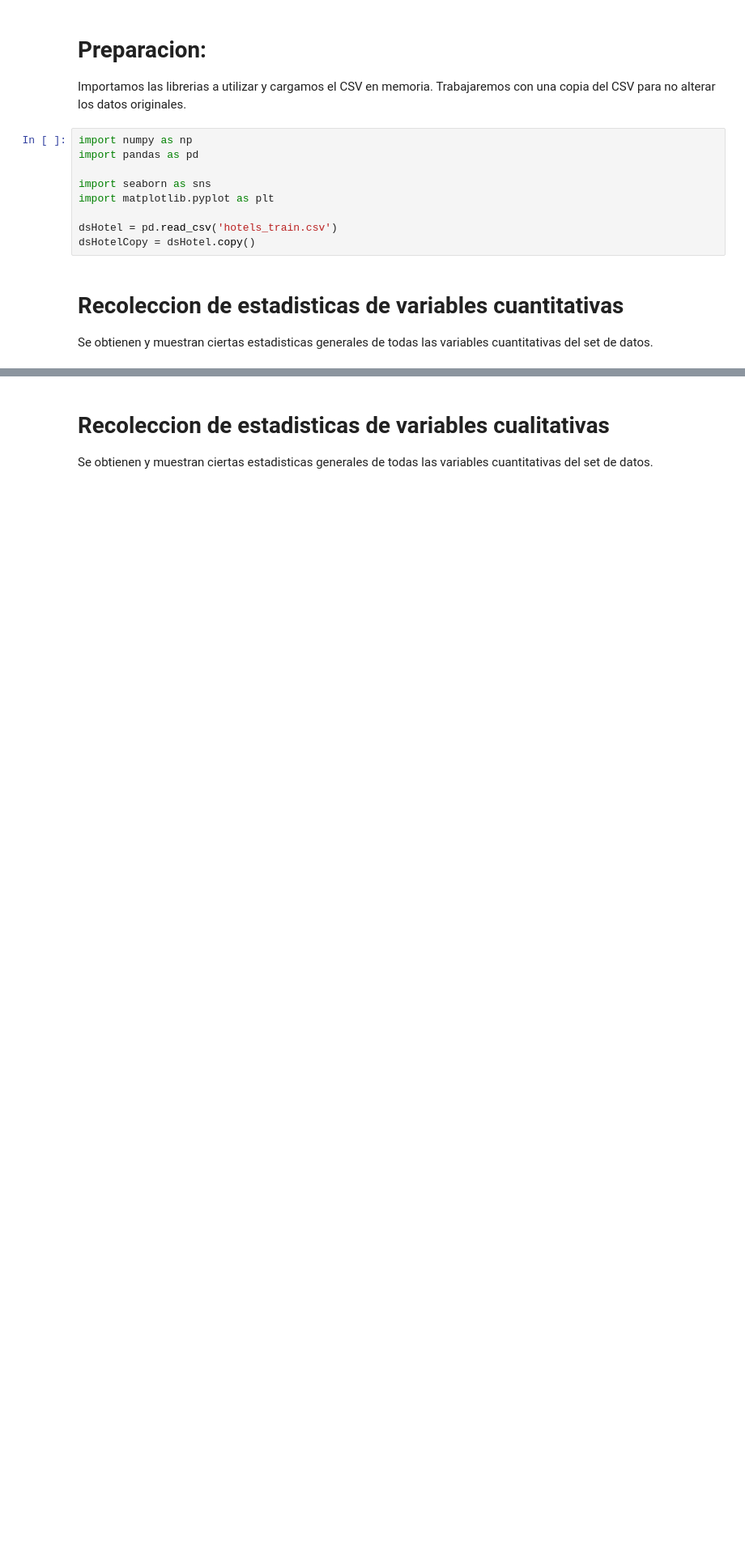
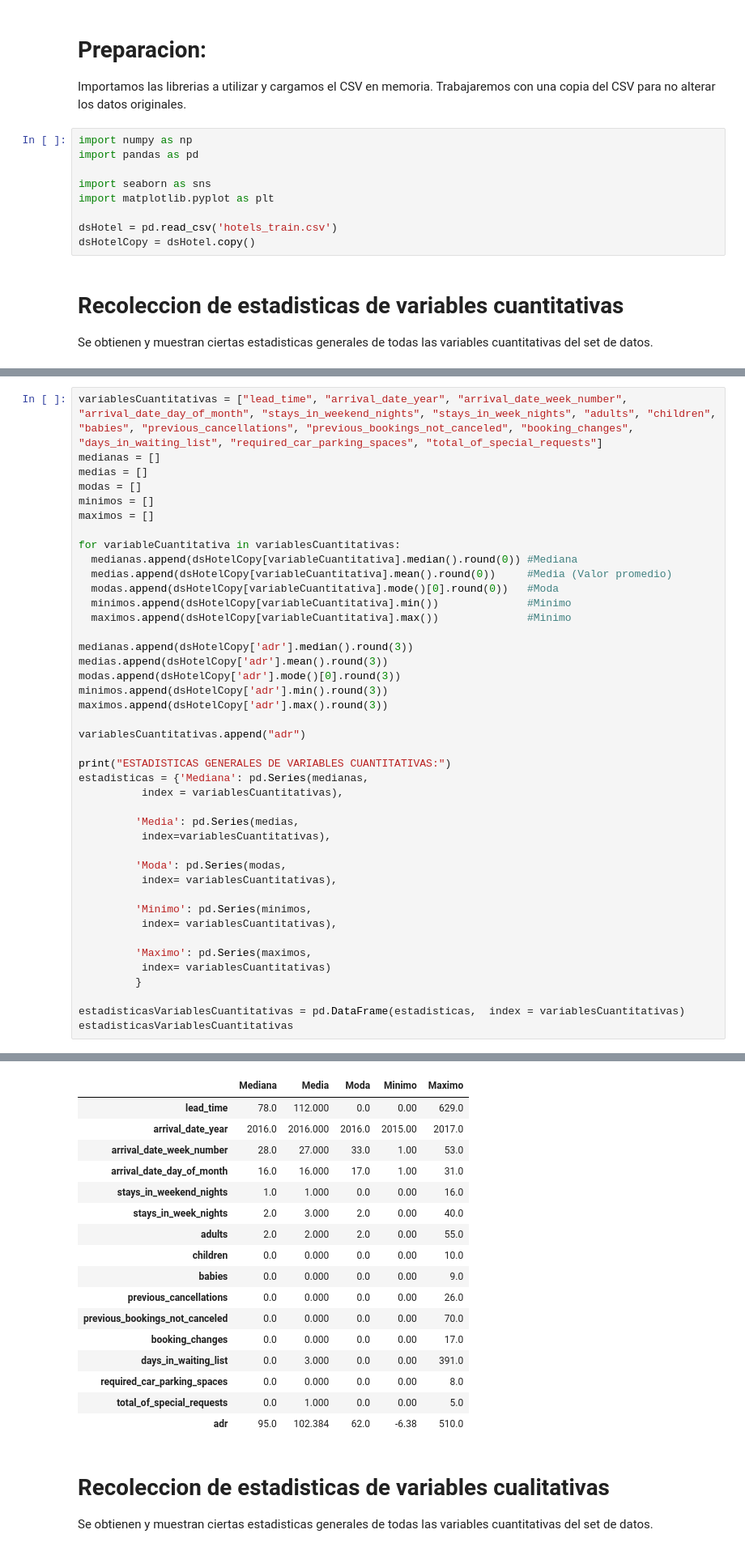
Before and after one commit to gmenendez0/7506R-2C2023-GRUPO07, a Jupyter notebook: 7506R_TP1_GRUPO07_CHP1_ENTREGA.ipynb, the cells around one changed output, grey strips where cells are left out. Shown at 81% size. Cells and saved outputs as stored; diff of their text form; blank space fills up the shorter version.

```diff
--- a/7506R_TP1_GRUPO07_CHP1_ENTREGA.ipynb
+++ b/7506R_TP1_GRUPO07_CHP1_ENTREGA.ipynb
@@ -190,0 +50,43 @@ ESTADISTICAS GENERALES DE VARIABLES CUANTITATIVAS:
+# %%
+variablesCuantitativas = ["lead_time", "arrival_date_year", "arrival_date_week_number", "arrival_date_day_of_month", "stays_in_weekend_nights", "stays_in_week_nights", "adults", "children", "babies", "previous_cancellations", "previous_bookings_not_canceled", "booking_changes", "days_in_waiting_list", "required_car_parking_spaces", "total_of_special_requests"]
+medianas = []
+medias = []
+modas = []
+minimos = []
+maximos = []
+
+for variableCuantitativa in variablesCuantitativas:
+  medianas.append(dsHotelCopy[variableCuantitativa].median().round(0)) #Mediana
+  medias.append(dsHotelCopy[variableCuantitativa].mean().round(0))     #Media (Valor promedio)
+  modas.append(dsHotelCopy[variableCuantitativa].mode()[0].round(0))   #Moda
+  minimos.append(dsHotelCopy[variableCuantitativa].min())              #Minimo
+  maximos.append(dsHotelCopy[variableCuantitativa].max())              #Minimo
+
+medianas.append(dsHotelCopy['adr'].median().round(3))
+medias.append(dsHotelCopy['adr'].mean().round(3))
+modas.append(dsHotelCopy['adr'].mode()[0].round(3))
+minimos.append(dsHotelCopy['adr'].min().round(3))
+maximos.append(dsHotelCopy['adr'].max().round(3))
+
+variablesCuantitativas.append("adr")
+
+print("ESTADISTICAS GENERALES DE VARIABLES CUANTITATIVAS:")
+estadisticas = {'Mediana': pd.Series(medianas,
+          index = variablesCuantitativas),
+
+         'Media': pd.Series(medias,
+          index=variablesCuantitativas),
+
+         'Moda': pd.Series(modas,
+          index= variablesCuantitativas),
+
+         'Minimo': pd.Series(minimos,
+          index= variablesCuantitativas),
+
+         'Maximo': pd.Series(maximos,
+          index= variablesCuantitativas)
+         }
+
+estadisticasVariablesCuantitativas = pd.DataFrame(estadisticas,  index = variablesCuantitativas)
+estadisticasVariablesCuantitativas
+# %% [output]
@@ -191,3 +94,20 @@ ESTADISTICAS GENERALES DE VARIABLES CUANTITATIVAS:
+|  | Mediana | Media | Moda | Minimo | Maximo |
+| lead_time | 78.0 | 112.000 | 0.0 | 0.00 | 629.0 |
+| arrival_date_year | 2016.0 | 2016.000 | 2016.0 | 2015.00 | 2017.0 |
+| arrival_date_week_number | 28.0 | 27.000 | 33.0 | 1.00 | 53.0 |
+| arrival_date_day_of_month | 16.0 | 16.000 | 17.0 | 1.00 | 31.0 |
+| stays_in_weekend_nights | 1.0 | 1.000 | 0.0 | 0.00 | 16.0 |
+| stays_in_week_nights | 2.0 | 3.000 | 2.0 | 0.00 | 40.0 |
+| adults | 2.0 | 2.000 | 2.0 | 0.00 | 55.0 |
+| children | 0.0 | 0.000 | 0.0 | 0.00 | 10.0 |
+| babies | 0.0 | 0.000 | 0.0 | 0.00 | 9.0 |
+| previous_cancellations | 0.0 | 0.000 | 0.0 | 0.00 | 26.0 |
+| previous_bookings_not_canceled | 0.0 | 0.000 | 0.0 | 0.00 | 70.0 |
+| booking_changes | 0.0 | 0.000 | 0.0 | 0.00 | 17.0 |
+| days_in_waiting_list | 0.0 | 3.000 | 0.0 | 0.00 | 391.0 |
+| required_car_parking_spaces | 0.0 | 0.000 | 0.0 | 0.00 | 8.0 |
+| total_of_special_requests | 0.0 | 1.000 | 0.0 | 0.00 | 5.0 |
+| adr | 95.0 | 102.384 | 62.0 | -6.38 | 510.0 |
 # %% [markdown]
 # Recoleccion de estadisticas de variables cualitativas
 Se obtienen y muestran ciertas estadisticas generales de todas las variables cuantitativas del set de datos.
```
Also changed, not shown: parts of 5 cells of this notebook.
